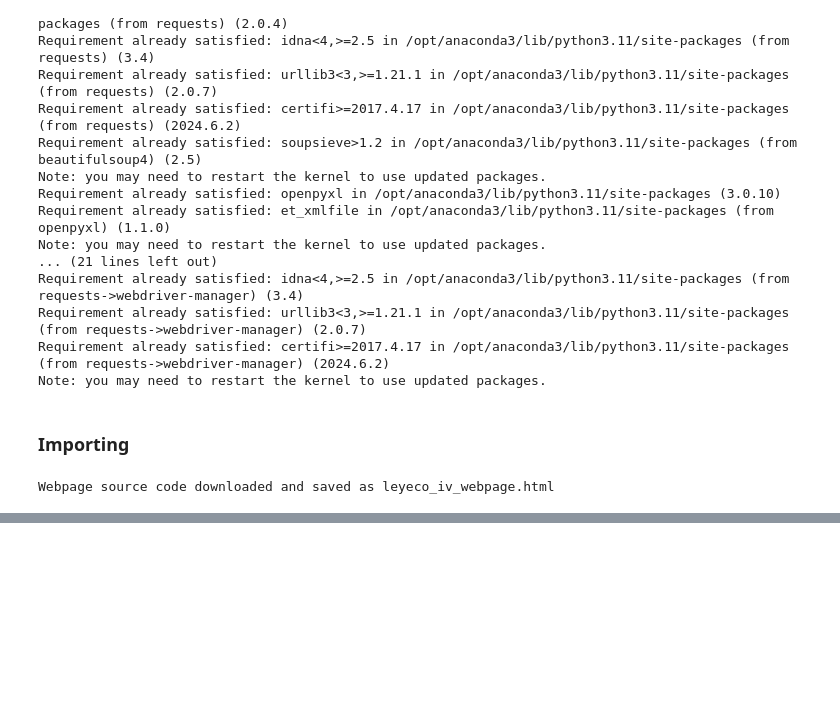
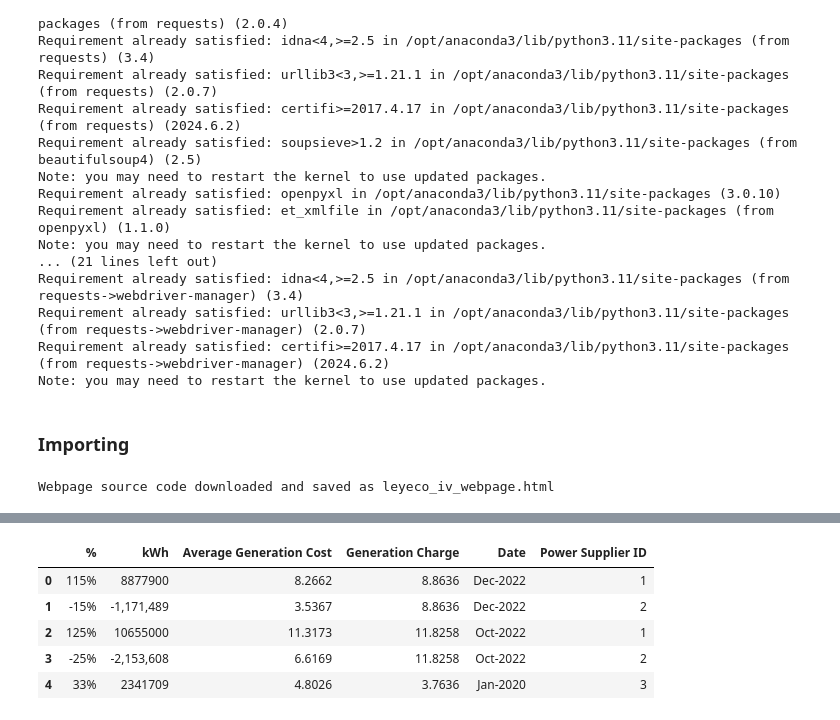
Before and after one commit to andreasenson/Scrape-DU-Generation-Charge, a Jupyter notebook: LEYECO IV/scrape_LEYECO_IV.ipynb, the cells around one changed output, grey strips where cells are left out. Drawn from its saved outputs; the diff is of its cells as text; code cells hidden in the pictures; blank space fills up the shorter version.

```diff
--- a/LEYECO IV/scrape_LEYECO_IV.ipynb
+++ b/LEYECO IV/scrape_LEYECO_IV.ipynb
@@ -92,0 +254,5 @@ https://www.leyecoiv.com/2018/10/09/december-2018/
+# %%
+big_df.replace("INDEPENDENT ELECTRICITY MARKET OPERATOR", "WESM", inplace=True)
+big_df.replace("GNPower Dinginin Ltd. Co.", "GNPD", inplace=True)
+unique_suppliers = big_df['Power Supplier'].unique()
+unique_suppliers
@@ -92,0 +261,8 @@ https://www.leyecoiv.com/2018/10/09/december-2018/
+# %%
+# Create a mapping of power suppliers to unique IDs
+supplier_id_map = {supplier: id+1 for id, supplier in enumerate(unique_suppliers)}
+
+# Create a new DataFrame from the mapping
+supplier_df = pd.DataFrame(list(supplier_id_map.items()), columns=['Power Suppliers', 'Power Supplier ID'])
+
+supplier_df.head()
@@ -92,0 +276,21 @@ https://www.leyecoiv.com/2018/10/09/december-2018/
+# %%
+# Create a mapping from Power Suppliers to Supplier IDs
+supplier_mapping = dict(zip(supplier_df['Power Suppliers'], supplier_df['Power Supplier ID']))
+
+# Replace names with IDs in big_df
+big_df['Power Supplier ID'] = big_df['Power Supplier'].map(supplier_mapping)
+
+# Ensure IDs are not converted to floats
+#big_df['Power Supplier ID'] = big_df['Power Supplier ID'].astype(int)
+
+# Drop the old Power Suppliers column
+big_df = big_df.drop(columns=['Power Supplier'])
+
+big_df.head()
+# %% [output]
+|  | % | kWh | Average Generation Cost | Generation Charge | Date | Power Supplier ID |
+| 0 | 115% | 8877900 | 8.2662 | 8.8636 | Dec-2022 | 1 |
+| 1 | -15% | -1,171,489 | 3.5367 | 8.8636 | Dec-2022 | 2 |
+| 2 | 125% | 10655000 | 11.3173 | 11.8258 | Oct-2022 | 1 |
+| 3 | -25% | -2,153,608 | 6.6169 | 11.8258 | Oct-2022 | 2 |
+| 4 | 33% | 2341709 | 4.8026 | 3.7636 | Jan-2020 | 3 |
```
Also changed, not shown: parts of 15 cells of this notebook, 1 other file.
